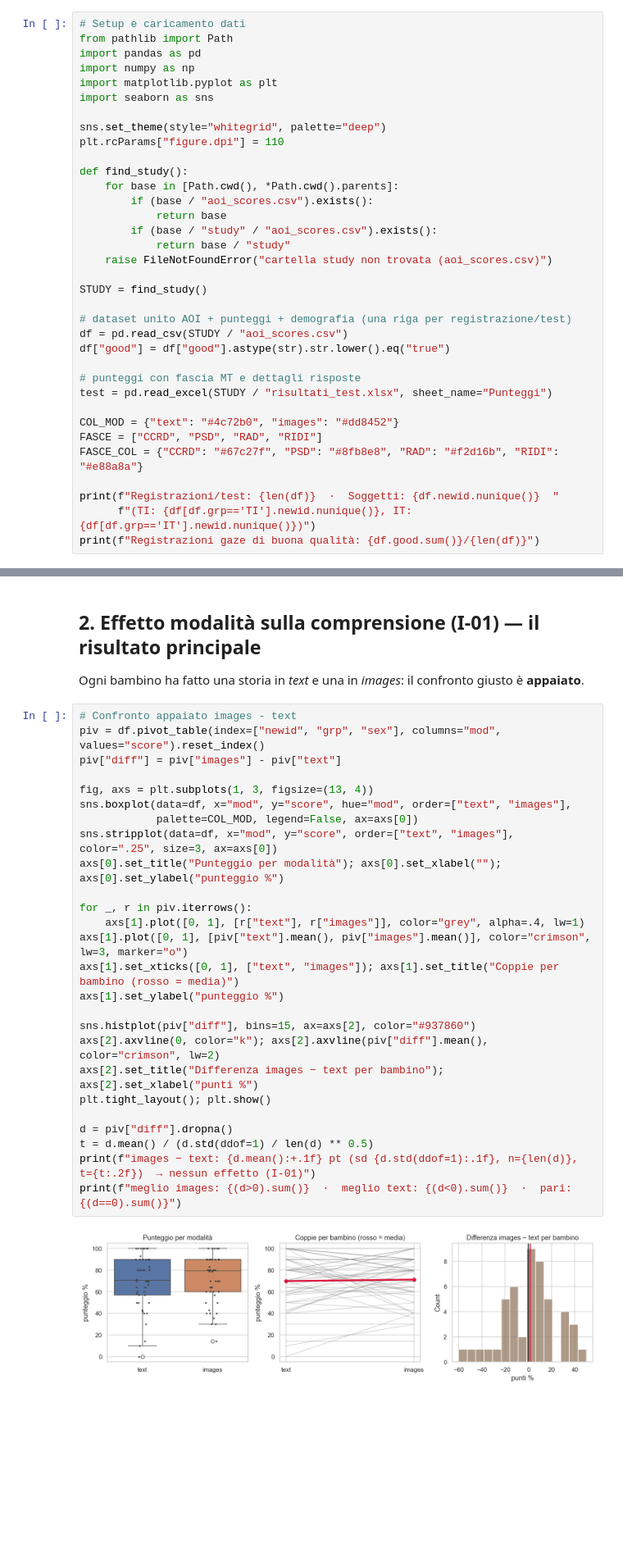
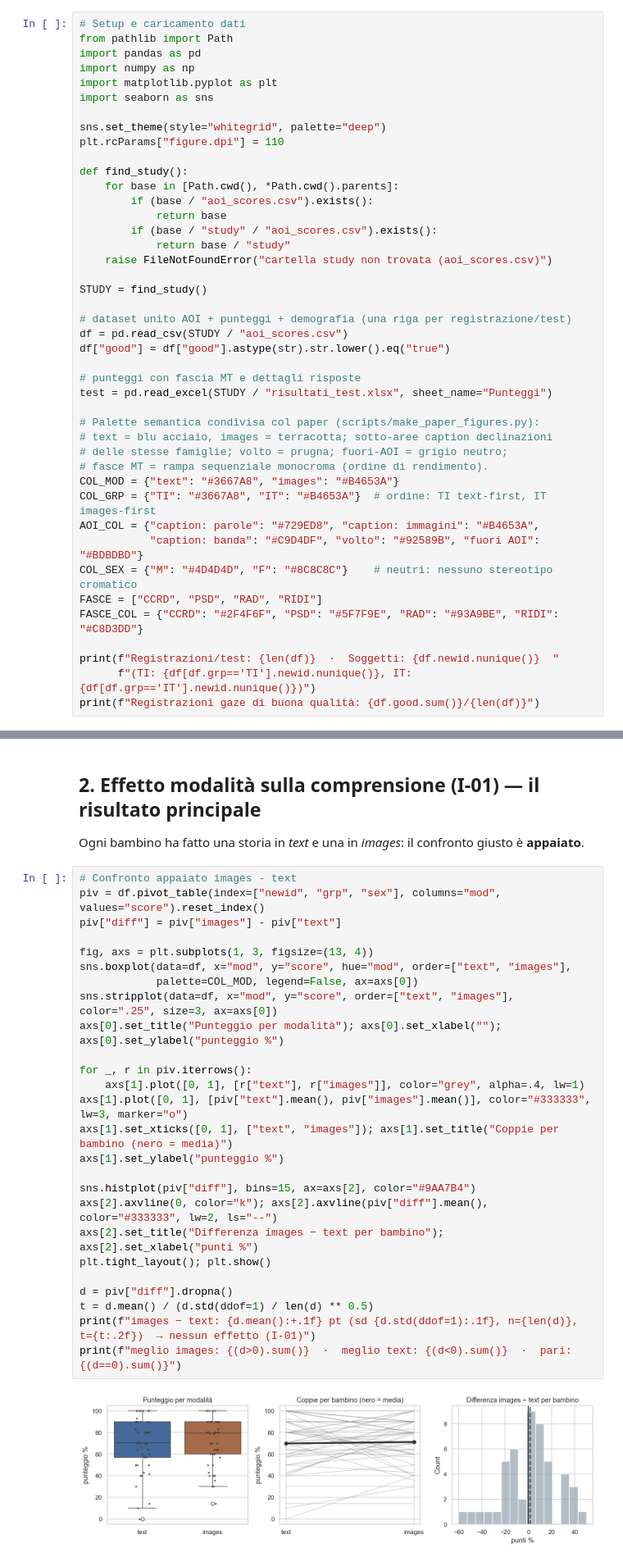
Before and after one commit to abiliaorg/Favola, a Jupyter notebook: study/notebooks/risultati.ipynb, the cells around one changed output, grey strips where cells are left out. Shown at 82% size. Drawn from its saved outputs; the diff is of its cells as text; blank space fills up the shorter version.

```diff
--- a/study/notebooks/risultati.ipynb
+++ b/study/notebooks/risultati.ipynb
@@ -36,9 +36,17 @@ df["good"] = df["good"].astype(str).str.lower().eq("true")
 # punteggi con fascia MT e dettagli risposte
 test = pd.read_excel(STUDY / "risultati_test.xlsx", sheet_name="Punteggi")
 
-COL_MOD = {"text": "#4c72b0", "images": "#dd8452"}
+# Palette semantica condivisa col paper (scripts/make_paper_figures.py):
+# text = blu acciaio, images = terracotta; sotto-aree caption declinazioni
+# delle stesse famiglie; volto = prugna; fuori-AOI = grigio neutro;
+# fasce MT = rampa sequenziale monocroma (ordine di rendimento).
+COL_MOD = {"text": "#3667A8", "images": "#B4653A"}
+COL_GRP = {"TI": "#3667A8", "IT": "#B4653A"}  # ordine: TI text-first, IT images-first
+AOI_COL = {"caption: parole": "#729ED8", "caption: immagini": "#B4653A",
+           "caption: banda": "#C9D4DF", "volto": "#92589B", "fuori AOI": "#BDBDBD"}
+COL_SEX = {"M": "#4D4D4D", "F": "#8C8C8C"}    # neutri: nessuno stereotipo cromatico
 FASCE = ["CCRD", "PSD", "RAD", "RIDI"]
-FASCE_COL = {"CCRD": "#67c27f", "PSD": "#8fb8e8", "RAD": "#f2d16b", "RIDI": "#e88a8a"}
+FASCE_COL = {"CCRD": "#2F4F6F", "PSD": "#5F7F9E", "RAD": "#93A9BE", "RIDI": "#C8D3DD"}
 
 print(f"Registrazioni/test: {len(df)}  ·  Soggetti: {df.newid.nunique()}  "
       f"(TI: {df[df.grp=='TI'].newid.nunique()}, IT: {df[df.grp=='IT'].newid.nunique()})")
@@ -74,31 +84,31 @@ Ogni bambino ha fatto una storia in *text* e una in *images*: il confronto giust
 # %%
 # Confronto appaiato images - text
 piv = df.pivot_table(index=["newid", "grp", "sex"], columns="mod", values="score").reset_index()
 piv["diff"] = piv["images"] - piv["text"]
 
 fig, axs = plt.subplots(1, 3, figsize=(13, 4))
 sns.boxplot(data=df, x="mod", y="score", hue="mod", order=["text", "images"],
             palette=COL_MOD, legend=False, ax=axs[0])
 sns.stripplot(data=df, x="mod", y="score", order=["text", "images"], color=".25", size=3, ax=axs[0])
 axs[0].set_title("Punteggio per modalità"); axs[0].set_xlabel(""); axs[0].set_ylabel("punteggio %")
 
 for _, r in piv.iterrows():
     axs[1].plot([0, 1], [r["text"], r["images"]], color="grey", alpha=.4, lw=1)
-axs[1].plot([0, 1], [piv["text"].mean(), piv["images"].mean()], color="crimson", lw=3, marker="o")
-axs[1].set_xticks([0, 1], ["text", "images"]); axs[1].set_title("Coppie per bambino (rosso = media)")
+axs[1].plot([0, 1], [piv["text"].mean(), piv["images"].mean()], color="#333333", lw=3, marker="o")
+axs[1].set_xticks([0, 1], ["text", "images"]); axs[1].set_title("Coppie per bambino (nero = media)")
 axs[1].set_ylabel("punteggio %")
 
-sns.histplot(piv["diff"], bins=15, ax=axs[2], color="#937860")
-axs[2].axvline(0, color="k"); axs[2].axvline(piv["diff"].mean(), color="crimson", lw=2)
+sns.histplot(piv["diff"], bins=15, ax=axs[2], color="#9AA7B4")
+axs[2].axvline(0, color="k"); axs[2].axvline(piv["diff"].mean(), color="#333333", lw=2, ls="--")
 axs[2].set_title("Differenza images − text per bambino"); axs[2].set_xlabel("punti %")
 plt.tight_layout(); plt.show()
 
 d = piv["diff"].dropna()
 t = d.mean() / (d.std(ddof=1) / len(d) ** 0.5)
 print(f"images − text: {d.mean():+.1f} pt (sd {d.std(ddof=1):.1f}, n={len(d)}, t={t:.2f})  → nessun effetto (I-01)")
 print(f"meglio images: {(d>0).sum()}  ·  meglio text: {(d<0).sum()}  ·  pari: {(d==0).sum()}")
 # %% [output]
-[figure, old version]
+[figure, new version]
 images − text: +1.4 pt (sd 23.6, n=48, t=0.42)  → nessun effetto (I-01)
 meglio images: 22  ·  meglio text: 18  ·  pari: 8
 # %%
```
Also changed, not shown: parts of 7 cells of this notebook, 3 other files.
